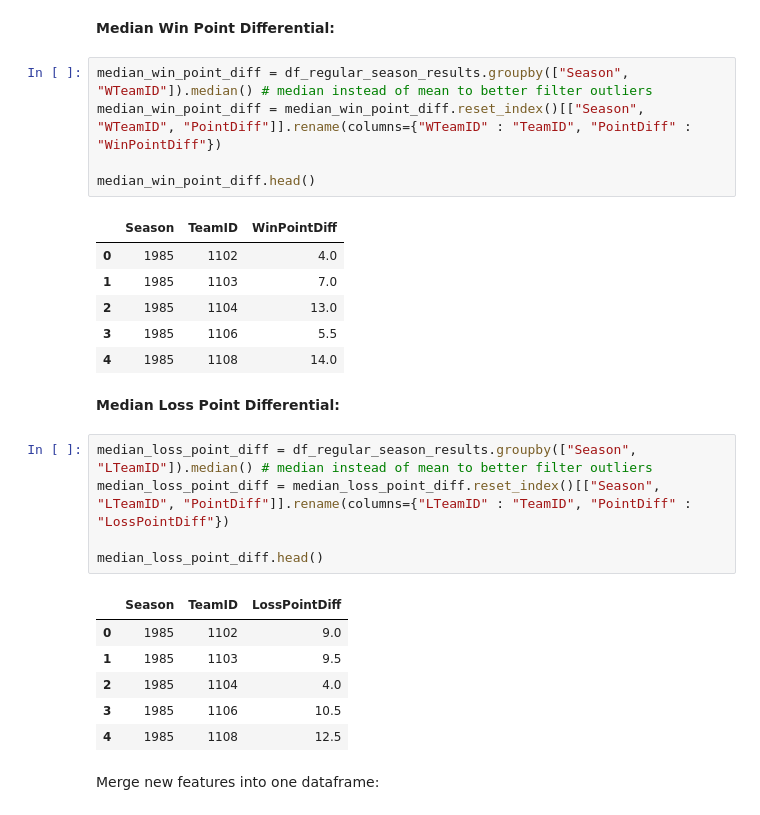
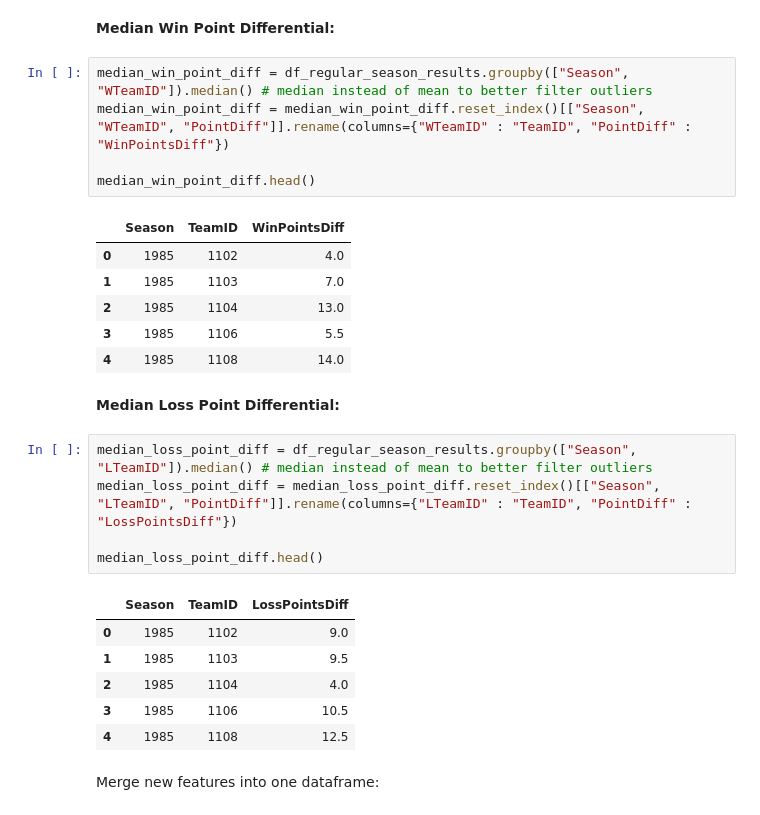
Before and after one commit to yanezdavid/march-madness-2023, a Jupyter notebook: predictions.ipynb, the cells around one changed output. Cells and saved outputs as stored; diff of their text form.

```diff
--- a/predictions.ipynb
+++ b/predictions.ipynb
@@ -231,11 +237,11 @@ total_losses.head()
 **Median Win Point Differential:**
 # %%
 median_win_point_diff = df_regular_season_results.groupby(["Season", "WTeamID"]).median() # median instead of mean to better filter outliers
-median_win_point_diff = median_win_point_diff.reset_index()[["Season", "WTeamID", "PointDiff"]].rename(columns={"WTeamID" : "TeamID", "PointDiff" : "WinPointDiff"})
+median_win_point_diff = median_win_point_diff.reset_index()[["Season", "WTeamID", "PointDiff"]].rename(columns={"WTeamID" : "TeamID", "PointDiff" : "WinPointsDiff"})
 
 median_win_point_diff.head()
 # %% [output]
-|  | Season | TeamID | WinPointDiff |
+|  | Season | TeamID | WinPointsDiff |
 | 0 | 1985 | 1102 | 4.0 |
 | 1 | 1985 | 1103 | 7.0 |
 | 2 | 1985 | 1104 | 13.0 |
@@ -245,11 +251,11 @@ median_win_point_diff.head()
 **Median Loss Point Differential:**
 # %%
 median_loss_point_diff = df_regular_season_results.groupby(["Season", "LTeamID"]).median() # median instead of mean to better filter outliers
-median_loss_point_diff = median_loss_point_diff.reset_index()[["Season", "LTeamID", "PointDiff"]].rename(columns={"LTeamID" : "TeamID", "PointDiff" : "LossPointDiff"})
+median_loss_point_diff = median_loss_point_diff.reset_index()[["Season", "LTeamID", "PointDiff"]].rename(columns={"LTeamID" : "TeamID", "PointDiff" : "LossPointsDiff"})
 
 median_loss_point_diff.head()
 # %% [output]
-|  | Season | TeamID | LossPointDiff |
+|  | Season | TeamID | LossPointsDiff |
 | 0 | 1985 | 1102 | 9.0 |
 | 1 | 1985 | 1103 | 9.5 |
 | 2 | 1985 | 1104 | 4.0 |
```
Also changed, not shown: parts of 32 cells of this notebook.
